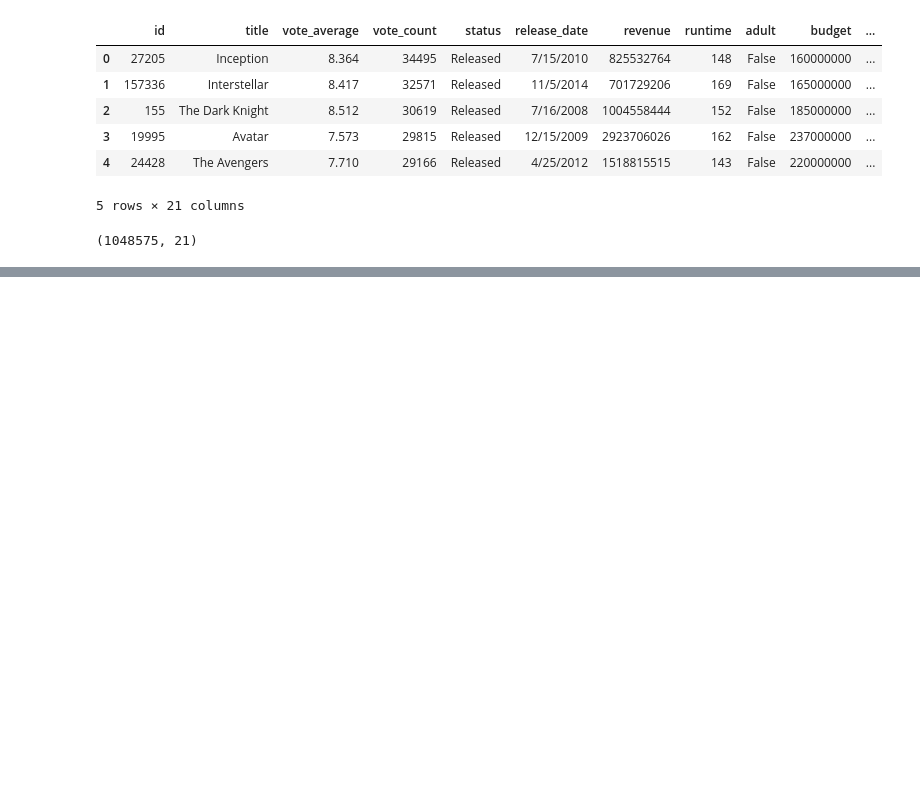
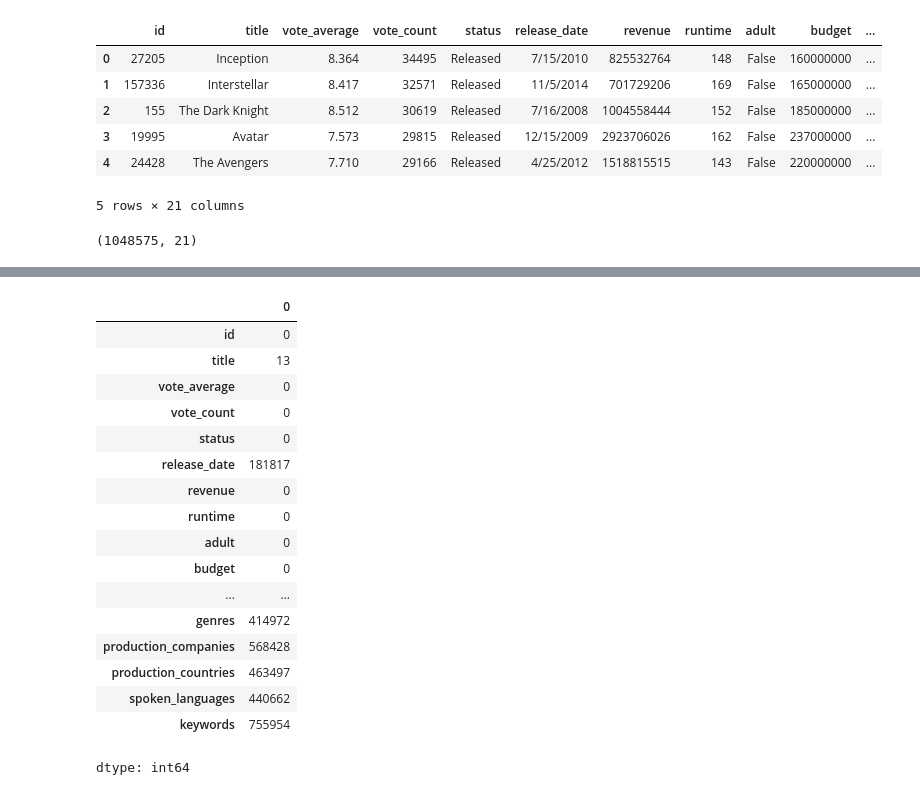
Before and after one commit to ankit8291/Data-Analysis-, a Jupyter notebook: IMDb_Movie_Data.ipynb, the cells around one changed output, grey strips where cells are left out. Drawn from its saved outputs; the diff is of its cells as text; code cells hidden in the pictures; blank space fills up the shorter version.

```diff
--- a/IMDb_Movie_Data.ipynb
+++ b/IMDb_Movie_Data.ipynb
@@ -76,0 +121,22 @@ df.shape
+# %%
+# checking for null values in each column
+df.isna().sum()
+# %% [output]
+|  | 0 |
+| id | 0 |
+| title | 13 |
+| vote_average | 0 |
+| vote_count | 0 |
+| status | 0 |
+| release_date | 181817 |
+| revenue | 0 |
+| runtime | 0 |
+| adult | 0 |
+| budget | 0 |
+| ... | ... |
+| genres | 414972 |
+| production_companies | 568428 |
+| production_countries | 463497 |
+| spoken_languages | 440662 |
+| keywords | 755954 |
+dtype: int64
```
Also changed, not shown: parts of 3 cells of this notebook.
